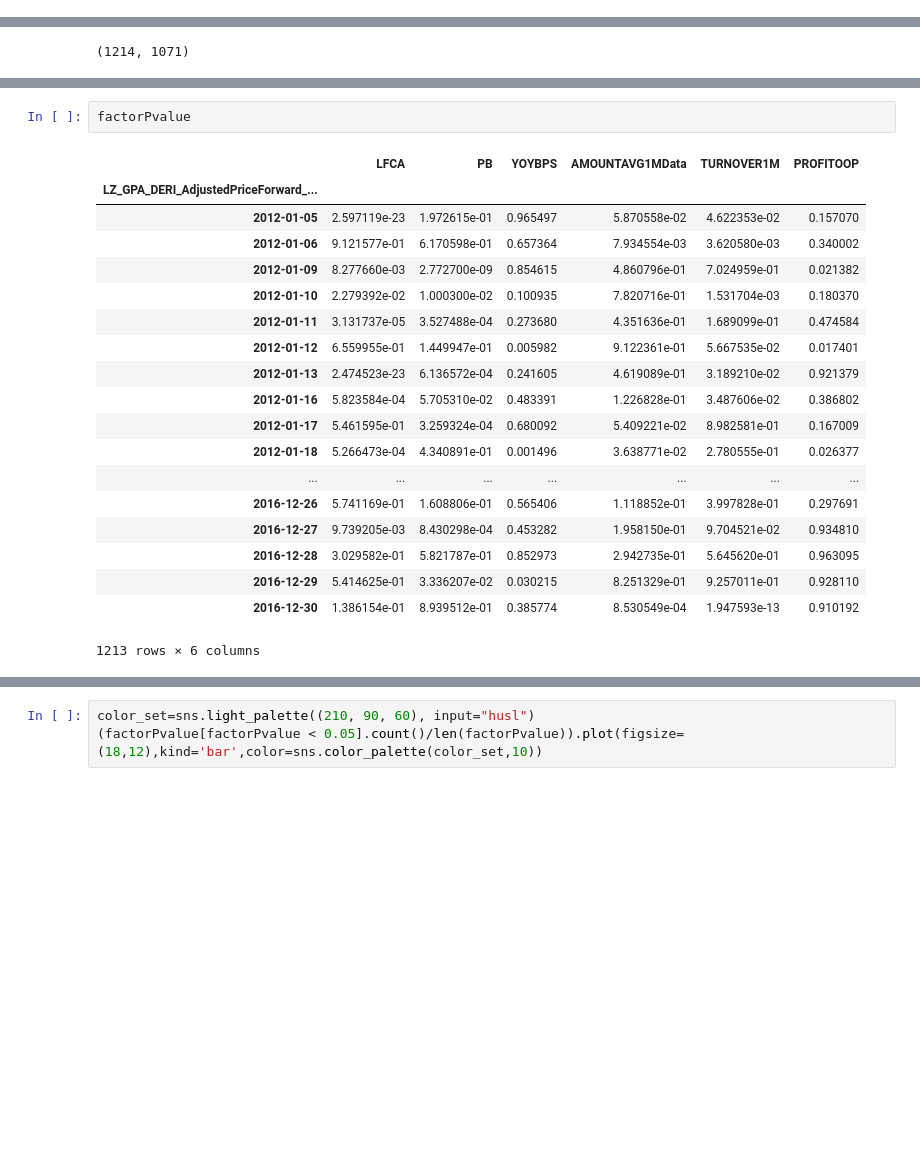
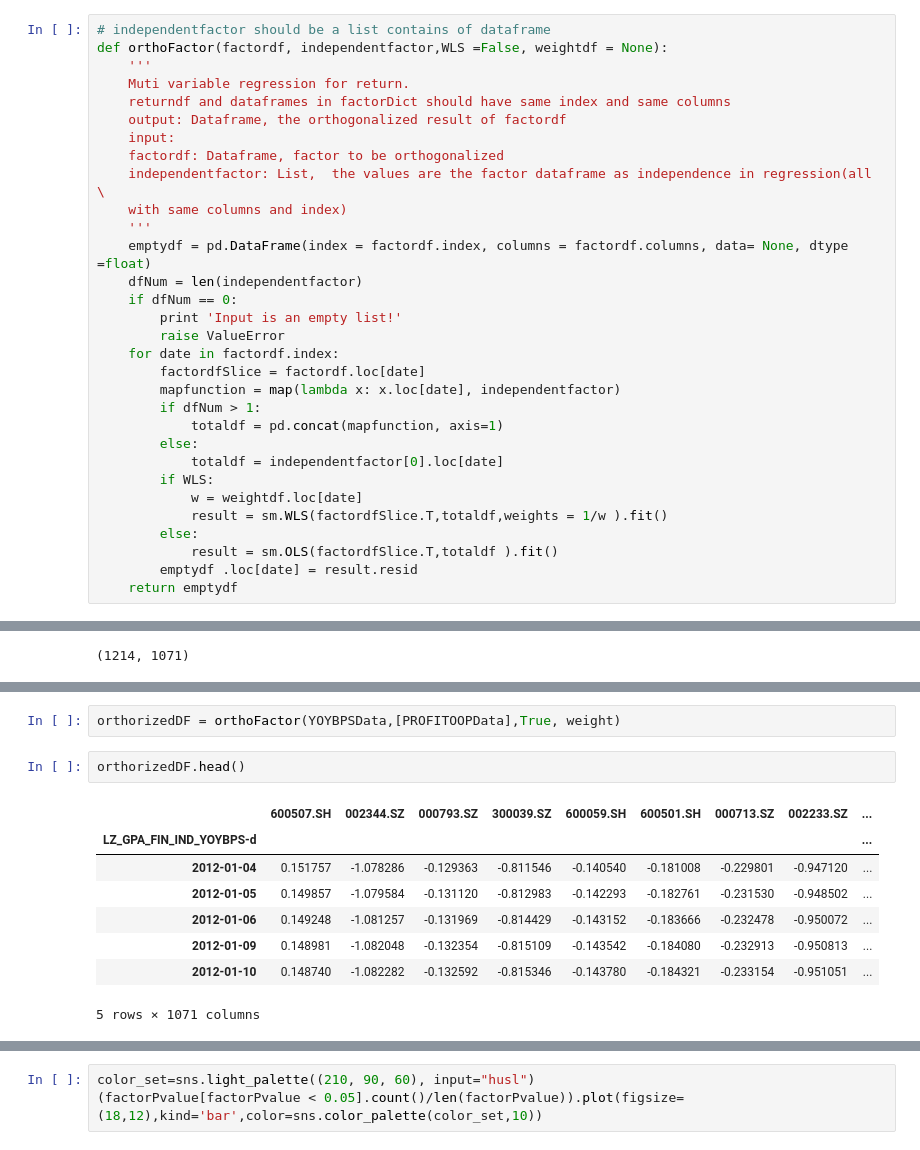
Before and after one commit to kamiseko/factor-test, a Jupyter notebook: Barra Risk Model.ipynb, the cells around one changed output, grey strips where cells are left out. Saved outputs shown, nothing was run; the diff lists cells and outputs as text; blank space fills up the shorter version.

```diff
--- a/Barra Risk Model.ipynb
+++ b/Barra Risk Model.ipynb
@@ -180,6 +206,37 @@ TURNOVER1MData = fillData(TURNOVER1MData,stkPool)
 PROFITOOPData = fillData(PROFITOOPData,stkPool)
 
 PriceDF = fillData(PriceDF,stkPool)
+# %%
+# independentfactor should be a list contains of dataframe
+def orthoFactor(factordf, independentfactor,WLS =False, weightdf = None):
+    '''
+    Muti variable regression for return.
+    returndf and dataframes in factorDict should have same index and same columns
+    output: Dataframe, the orthogonalized result of factordf
+    input:
+    factordf: Dataframe, factor to be orthogonalized
+    independentfactor: List,  the values are the factor dataframe as independence in regression(all \
+    with same columns and index)
+    '''
+    emptydf = pd.DataFrame(index = factordf.index, columns = factordf.columns, data= None, dtype =float)
+    dfNum = len(independentfactor)
+    if dfNum == 0:
+        print 'Input is an empty list!'
+        raise ValueError
+    for date in factordf.index:
+        factordfSlice = factordf.loc[date]
+        mapfunction = map(lambda x: x.loc[date], independentfactor)
+        if dfNum > 1:
+            totaldf = pd.concat(mapfunction, axis=1)
+        else:
+            totaldf = independentfactor[0].loc[date]
+        if WLS:
+            w = weightdf.loc[date]
+            result = sm.WLS(factordfSlice.T,totaldf,weights = 1/w ).fit()
+        else:
+            result = sm.OLS(factordfSlice.T,totaldf ).fit()
+        emptydf .loc[date] = result.resid
+    return emptydf
 # %%
 LFCAPData.shape
 # %% [output]
@@ -240,22 +244,13 @@ OLS Regression Results
-# %%
-factorPvalue
-# %% [output]
-|  | LFCA | PB | YOYBPS | AMOUNTAVG1MData | TURNOVER1M | PROFITOOP |
-| LZ_GPA_DERI_AdjustedPriceForward_... |  |  |  |  |  |  |
-| 2012-01-05 | 2.597119e-23 | 1.972615e-01 | 0.965497 | 5.870558e-02 | 4.622353e-02 | 0.157070 |
-| 2012-01-06 | 9.121577e-01 | 6.170598e-01 | 0.657364 | 7.934554e-03 | 3.620580e-03 | 0.340002 |
-| 2012-01-09 | 8.277660e-03 | 2.772700e-09 | 0.854615 | 4.860796e-01 | 7.024959e-01 | 0.021382 |
-| 2012-01-10 | 2.279392e-02 | 1.000300e-02 | 0.100935 | 7.820716e-01 | 1.531704e-03 | 0.180370 |
-| 2012-01-11 | 3.131737e-05 | 3.527488e-04 | 0.273680 | 4.351636e-01 | 1.689099e-01 | 0.474584 |
-| 2012-01-12 | 6.559955e-01 | 1.449947e-01 | 0.005982 | 9.122361e-01 | 5.667535e-02 | 0.017401 |
-| 2012-01-13 | 2.474523e-23 | 6.136572e-04 | 0.241605 | 4.619089e-01 | 3.189210e-02 | 0.921379 |
-| 2012-01-16 | 5.823584e-04 | 5.705310e-02 | 0.483391 | 1.226828e-01 | 3.487606e-02 | 0.386802 |
-| 2012-01-17 | 5.461595e-01 | 3.259324e-04 | 0.680092 | 5.409221e-02 | 8.982581e-01 | 0.167009 |
-| 2012-01-18 | 5.266473e-04 | 4.340891e-01 | 0.001496 | 3.638771e-02 | 2.780555e-01 | 0.026377 |
-| ... | ... | ... | ... | ... | ... | ... |
-| 2016-12-26 | 5.741169e-01 | 1.608806e-01 | 0.565406 | 1.118852e-01 | 3.997828e-01 | 0.297691 |
-| 2016-12-27 | 9.739205e-03 | 8.430298e-04 | 0.453282 | 1.958150e-01 | 9.704521e-02 | 0.934810 |
-| 2016-12-28 | 3.029582e-01 | 5.821787e-01 | 0.852973 | 2.942735e-01 | 5.645620e-01 | 0.963095 |
-| 2016-12-29 | 5.414625e-01 | 3.336207e-02 | 0.030215 | 8.251329e-01 | 9.257011e-01 | 0.928110 |
-| 2016-12-30 | 1.386154e-01 | 8.939512e-01 | 0.385774 | 8.530549e-04 | 1.947593e-13 | 0.910192 |
-1213 rows × 6 columns
+# %%
+orthorizedDF = orthoFactor(YOYBPSData,[PROFITOOPData],True, weight)
+# %%
+orthorizedDF.head()
+# %% [output]
+|  | 600507.SH | 002344.SZ | 000793.SZ | 300039.SZ | 600059.SH | 600501.SH | 000713.SZ | 002233.SZ | ... |
+| LZ_GPA_FIN_IND_YOYBPS-d |  |  |  |  |  |  |  |  | ... |
+| 2012-01-04 | 0.151757 | -1.078286 | -0.129363 | -0.811546 | -0.140540 | -0.181008 | -0.229801 | -0.947120 | ... |
+| 2012-01-05 | 0.149857 | -1.079584 | -0.131120 | -0.812983 | -0.142293 | -0.182761 | -0.231530 | -0.948502 | ... |
+| 2012-01-06 | 0.149248 | -1.081257 | -0.131969 | -0.814429 | -0.143152 | -0.183666 | -0.232478 | -0.950072 | ... |
+| 2012-01-09 | 0.148981 | -1.082048 | -0.132354 | -0.815109 | -0.143542 | -0.184080 | -0.232913 | -0.950813 | ... |
+| 2012-01-10 | 0.148740 | -1.082282 | -0.132592 | -0.815346 | -0.143780 | -0.184321 | -0.233154 | -0.951051 | ... |
+5 rows × 1071 columns
```
Also changed, not shown: parts of 69 cells of this notebook, 4 other files.
